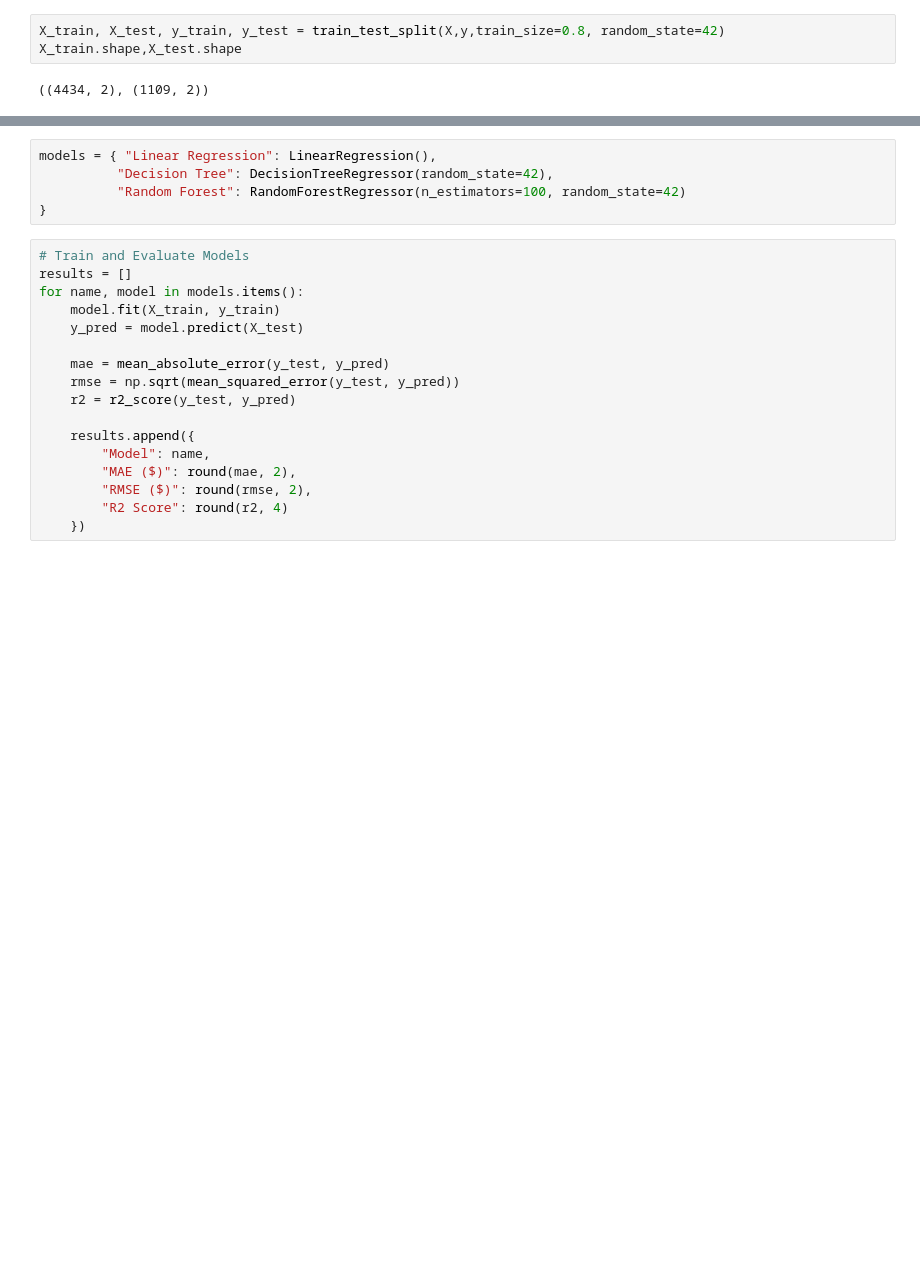
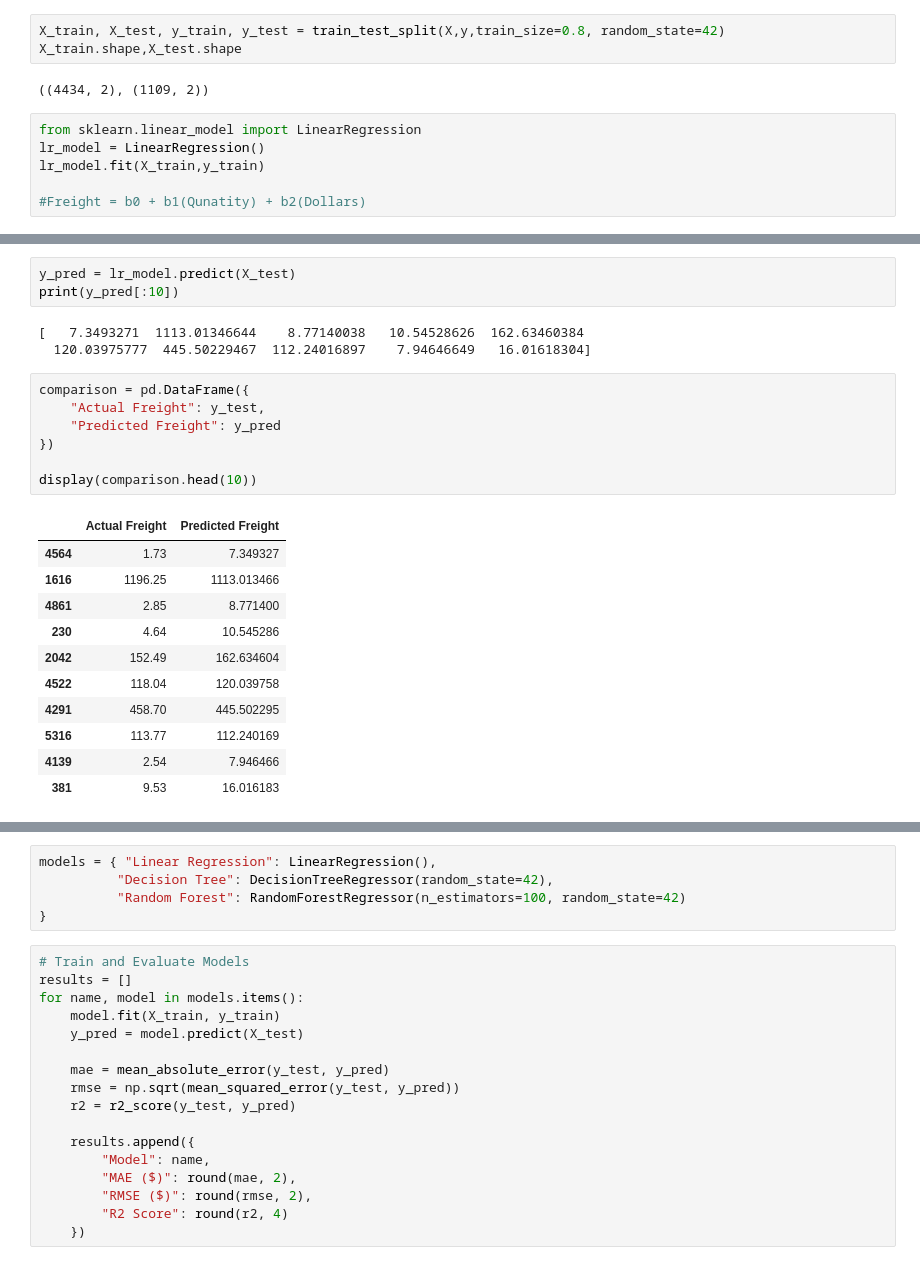
Before and after one commit to techie-priyansh/Vendor-Invoice-Intelligence, a Jupyter notebook: notebooks/01_predicting_freight_cost.ipynb, the cells around one changed output, grey strips where cells are left out. Saved outputs shown, nothing was run; the diff lists cells and outputs as text; blank space fills up the shorter version.

```diff
--- a/notebooks/01_predicting_freight_cost.ipynb
+++ b/notebooks/01_predicting_freight_cost.ipynb
@@ -117,3 +226,9 @@ X_train, X_test, y_train, y_test = train_test_split(X,y,train_size=0.8, random_s
 X_train.shape,X_test.shape
 # %% [output]
 ((4434, 2), (1109, 2))
+# %%
+from sklearn.linear_model import LinearRegression
+lr_model = LinearRegression()
+lr_model.fit(X_train,y_train)
+
+#Freight = b0 + b1(Qunatity) + b2(Dollars)
@@ -119,0 +245,25 @@ X_train.shape,X_test.shape
+# %%
+y_pred = lr_model.predict(X_test)
+print(y_pred[:10])
+# %% [output]
+[   7.3493271  1113.01346644    8.77140038   10.54528626  162.63460384
+  120.03975777  445.50229467  112.24016897    7.94646649   16.01618304]
+# %%
+comparison = pd.DataFrame({
+    "Actual Freight": y_test,
+    "Predicted Freight": y_pred
+})
+
+display(comparison.head(10))
+# %% [output]
+|  | Actual Freight | Predicted Freight |
+| 4564 | 1.73 | 7.349327 |
+| 1616 | 1196.25 | 1113.013466 |
+| 4861 | 2.85 | 8.771400 |
+| 230 | 4.64 | 10.545286 |
+| 2042 | 152.49 | 162.634604 |
+| 4522 | 118.04 | 120.039758 |
+| 4291 | 458.70 | 445.502295 |
+| 5316 | 113.77 | 112.240169 |
+| 4139 | 2.54 | 7.946466 |
+| 381 | 9.53 | 16.016183 |
```
Also changed, not shown: parts of 24 cells of this notebook, 10 other files.
